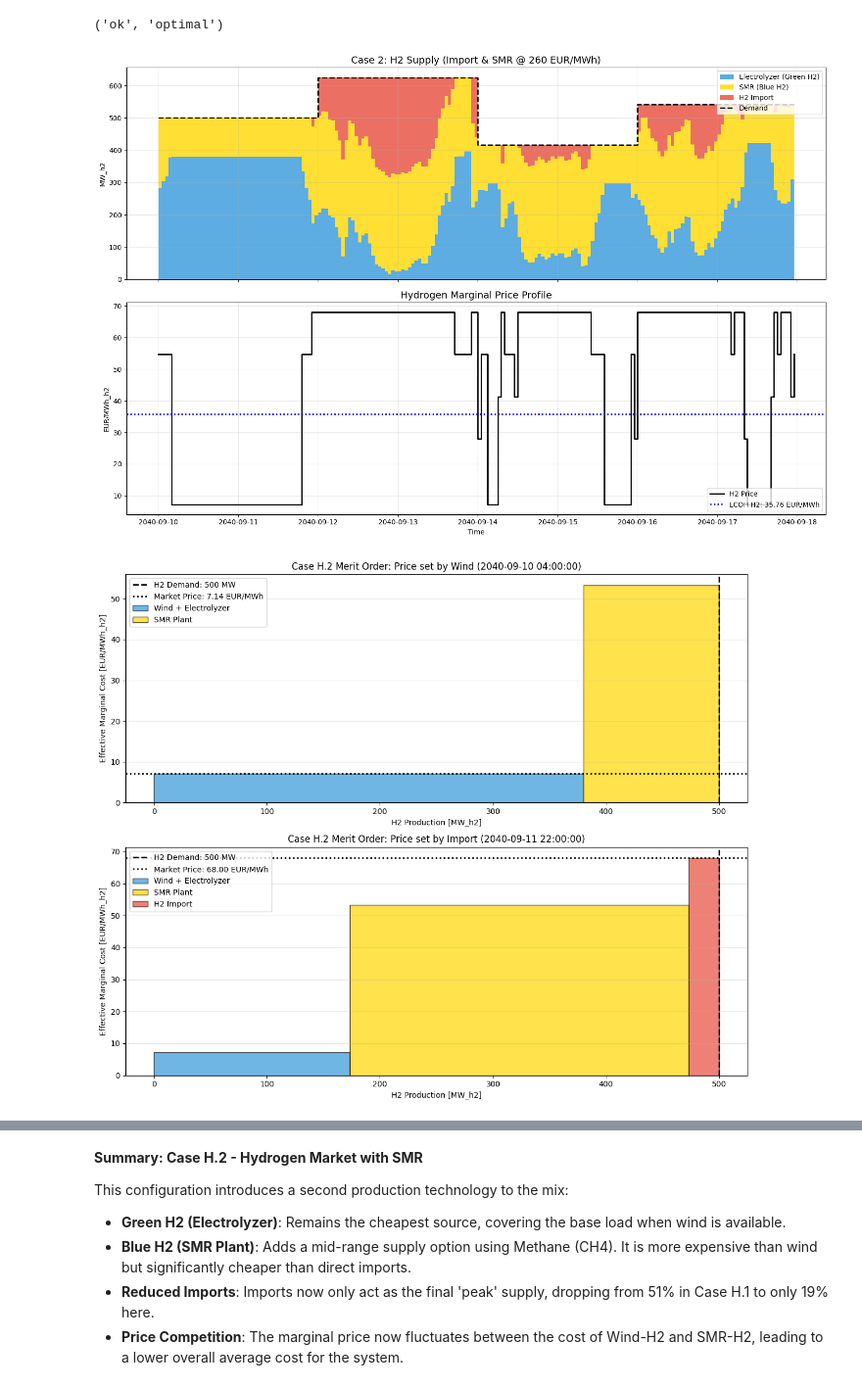
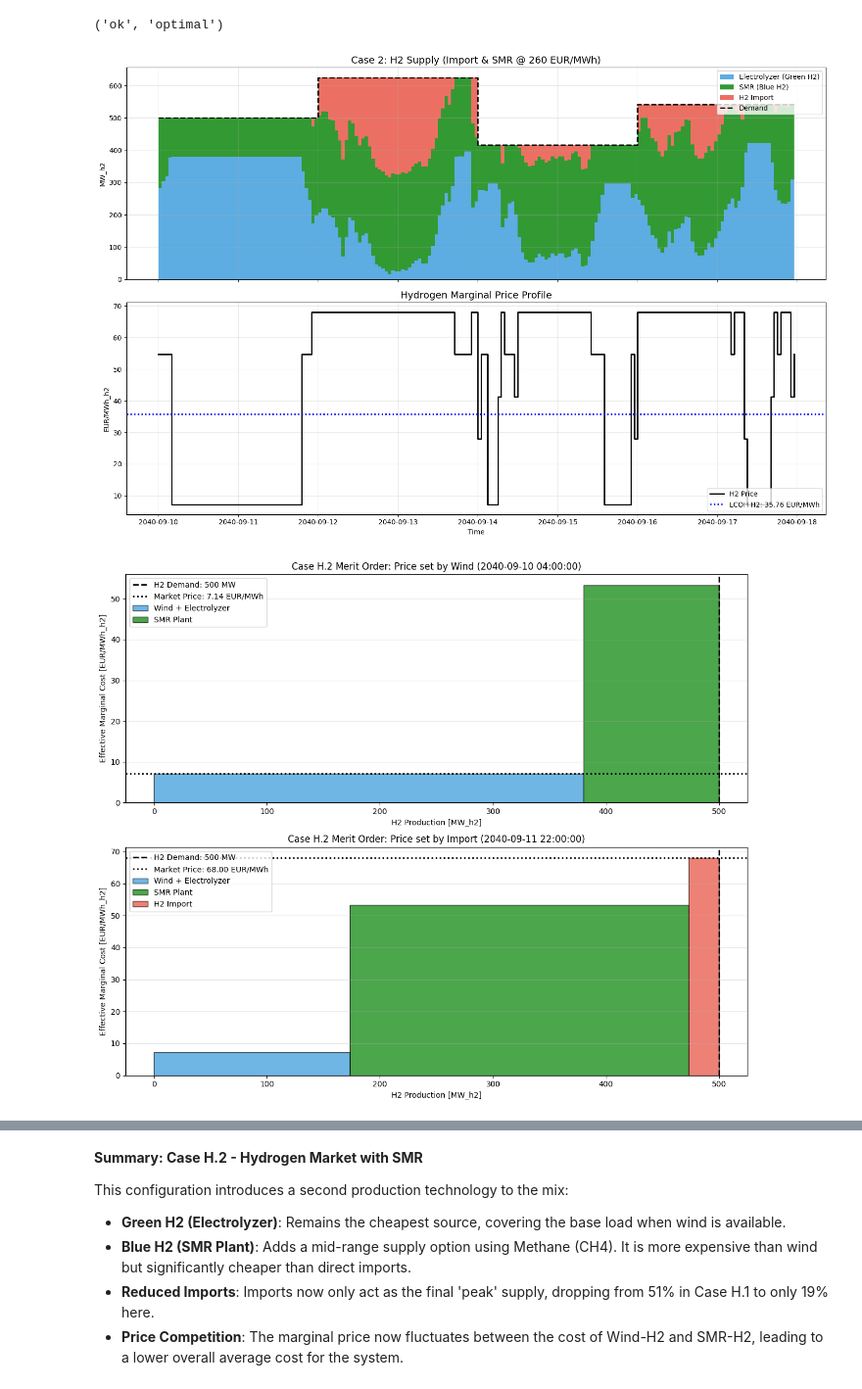
Before and after one commit to icosrle31/Test_ENNOH, a Jupyter notebook: Hydrogen_market.ipynb, the cells around one changed output, grey strips where cells are left out. Shown at 98% size. Drawn from its saved outputs; the diff is of its cells as text; code cells hidden in the pictures.

```diff
--- a/Hydrogen_market.ipynb
+++ b/Hydrogen_market.ipynb
@@ -501,7 +515,7 @@ fig, axes = plt.subplots(2, 1, figsize=(15, 10), sharex=True)
 
 # 1. Supply & Demand Stack
 labels = ['Electrolyzer (Green H2)', 'SMR (Blue H2)', 'H2 Import']
-colors = ['#3498db', 'gold', '#e74c3c']
+colors = ['#3498db', 'green', '#e74c3c']
 axes[0].stackplot(h2_load.index, [electrolyzer_h2, smr_h2, h2_import_h2], labels=labels, colors=colors, alpha=0.8, step='post')
 axes[0].step(h2_load.index, h2_load, where='post', color='black', linestyle='--', linewidth=2, label='Demand')
 axes[0].set_title('Case 2: H2 Supply (Import & SMR @ 260 EUR/MWh)', fontsize=14)
@@ -521,7 +535,7 @@ axes[1].grid(True, alpha=0.3)
 plt.tight_layout()
 plt.show()
 # %% [output]
-[figure, old version]
+[figure, new version]
 # %%
 import matplotlib.pyplot as plt
 import pandas as pd
@@ -540,13 +554,10 @@ high_price_time = h2_prices[h2_prices == high_price_val].index[0]
 
 def plot_h2_merit_order(network, snapshot, ax, title):
     # Calculate effective marginal costs for H2 supply components
-    # Wind via Electrolyzer: cost / efficiency
     wind_eff_cost = network.generators.at['Wind', 'marginal_cost'] / network.links.at['Electrolyzer_Decoupled', 'efficiency']
     import_cost = network.generators.at['H2_Import', 'marginal_cost']
-    # SMR effective cost (CH4 cost / efficiency)
     smr_eff_cost = network.generators.at['CH4_Import', 'marginal_cost'] / network.links.at['SMR_Plant', 'efficiency']
 
-    # Get current dispatch for this snapshot - use built-in abs() for scalars
     data = [
         {'name': 'Wind + Electrolyzer', 'cost': wind_eff_cost, 'dispatch': abs(network.links_t.p1.loc[snapshot, 'Electrolyzer_Decoupled'])},
         {'name': 'SMR Plant', 'cost': smr_eff_cost, 'dispatch': abs(network.links_t.p1.loc[snapshot, 'SMR_Plant'])},
@@ -555,39 +566,36 @@ def plot_h2_merit_order(network, snapshot, ax, title):
 
     df_mo = pd.DataFrame(data).sort_values(by='cost')
     df_mo['cum_dispatch'] = df_mo['dispatch'].cumsum()
     df_mo['prev_cum'] = df_mo['cum_dispatch'].shift(1, fill_value=0)
 
-    colors = ['#3498db', 'gold', '#e74c3c']
+    colors = ['#3498db', 'green', '#e74c3c']
     for i, row in df_mo.iterrows():
-        if row['dispatch'] > 0.1: # Only plot if actually dispatching
+        if row['dispatch'] > 0.1:
             ax.bar(row['prev_cum'], row['cost'], width=row['dispatch'],
                    align='edge', label=row['name'], color=colors[i % len(colors)],
                    alpha=0.7, edgecolor='black')
 
-    # Add H2 Load line
     load_val = network.loads_t.p.loc[snapshot, 'H2_Demand']
     ax.axvline(load_val, color='black', linestyle='--', linewidth=2, label=f'H2 Demand: {load_val:.0f} MW')
 
-    # Final price line - CHANGED COLOR TO BLACK
     sys_price = network.buses_t.marginal_price.at[snapshot, 'H2_Market']
     ax.axhline(sys_price, color='black', linestyle=':', linewidth=2, label=f'Market Price: {sys_price:.2f} EUR/MWh')
 
     ax.set_title(title)
     ax.set_xlabel('H2 Production [MW_h2]')
     ax.set_ylabel('Effective Marginal Cost [EUR/MWh_h2]')
     ax.legend(loc='upper left')
     ax.grid(axis='y', alpha=0.3)
 
-# Create visualization
 fig, (ax1, ax2) = plt.subplots(2, 1, figsize=(12, 10))
 
 plot_h2_merit_order(n_h2, low_price_time, ax1, f"Case H.2 Merit Order: Price set by Wind ({low_price_time})")
 plot_h2_merit_order(n_h2, high_price_time, ax2, f"Case H.2 Merit Order: Price set by Import ({high_price_time})")
 
 plt.tight_layout()
 plt.show()
 # %% [output]
-[figure, old version]
+[figure, new version]
 # %%
 import plotly.graph_objects as go
 
```
Also changed, not shown: parts of 22 cells of this notebook.
